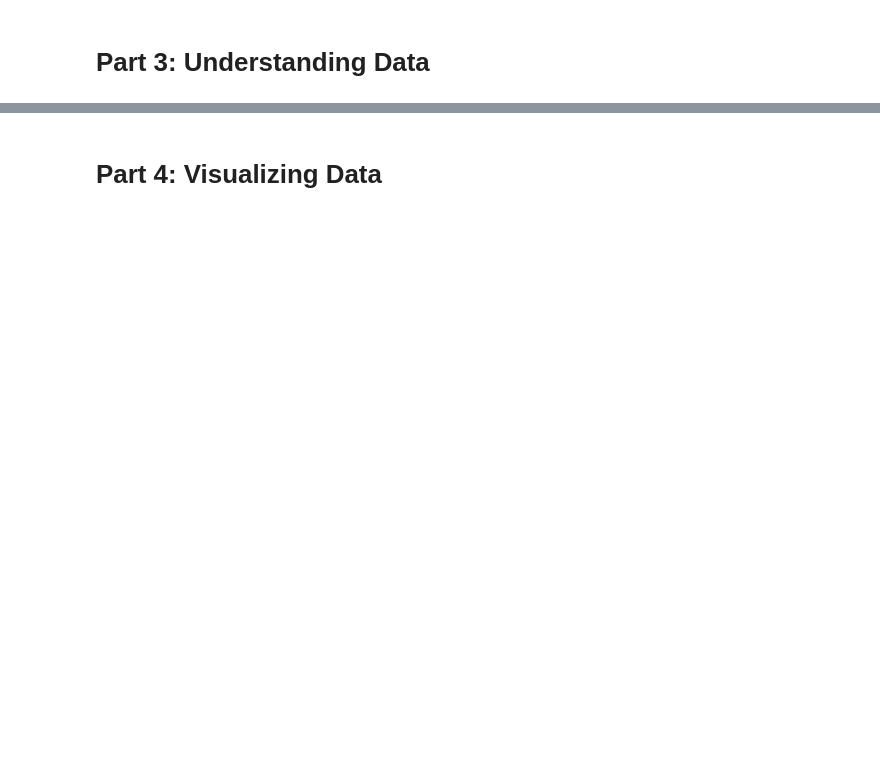
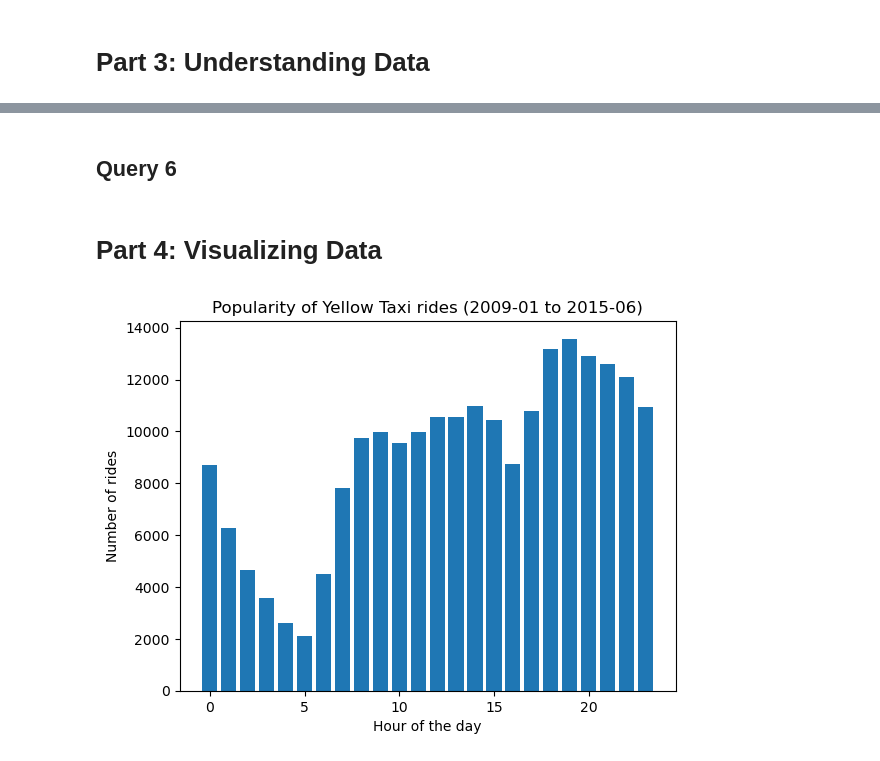
Before and after one commit to victoriasshu/final_project, a Jupyter notebook: Project.ipynb, the cells around one changed output, grey strips where cells are left out. Drawn from its saved outputs; the diff is of its cells as text; code cells hidden in the pictures; blank space fills up the shorter version.

```diff
--- a/Project.ipynb
+++ b/Project.ipynb
@@ -836,0 +1063,10 @@ AttributeError: 'Inspector' object has no attribute 'get_schema_item'
+# %%
+conn = sqlite3.connect('project.db')
+cur = conn.cursor()
+cur.execute(query4)
+results4 = cur.fetchall()
+
+for row in results4:
+    print(row)
+
+conn.close()
@@ -836,0 +1090,12 @@ AttributeError: 'Inspector' object has no attribute 'get_schema_item'
+# %%
+conn = sqlite3.connect('project.db')
+cur = conn.cursor()
+cur.execute(query5)
+results5 = cur.fetchall()
+
+for row in results5:
+    print(row)
+
+conn.close()
+# %% [markdown]
+## Query 6
@@ -837,2 +1106,27 @@ AttributeError: 'Inspector' object has no attribute 'get_schema_item'
+# %%
+conn = sqlite3.connect('project.db')
+cur = conn.cursor()
+cur.execute(query6)
+results6 = cur.fetchall()
+
+for row in results6:
+    print(row)
+
+conn.close()
 # %% [markdown]
 # Part 4: Visualizing Data
+# %%
+# 1
+x = [int(row[0]) for row in results1]
+y = [row[1] for row in results1]
+
+fig, ax = plt.subplots()
+ax.bar(x, y)
+
+ax.set_xlabel('Hour of the day')
+ax.set_ylabel('Number of rides')
+ax.set_title('Popularity of Yellow Taxi rides (2009-01 to 2015-06)')
+
+plt.show()
+# %% [output]
+[figure, added]
```
Also changed, not shown: parts of 24 cells of this notebook, 3 other files.
